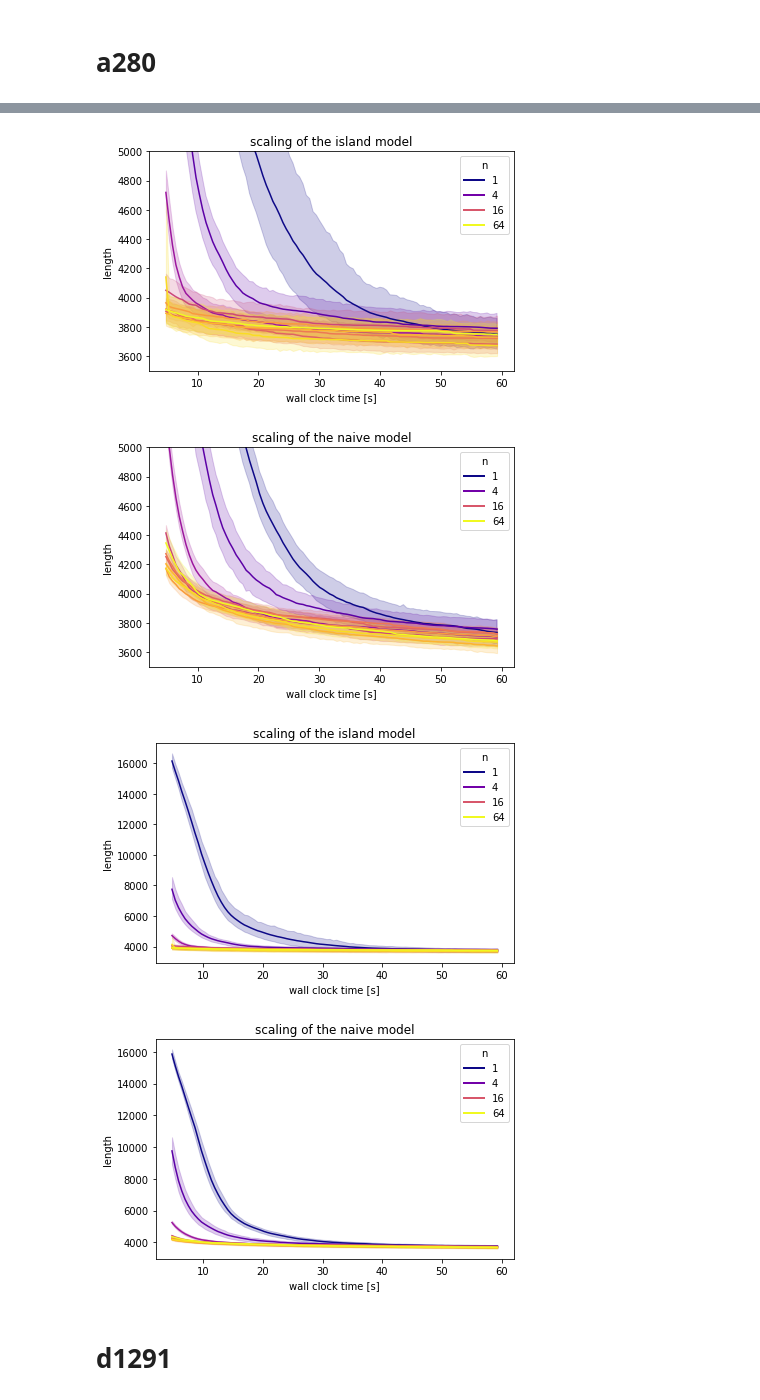
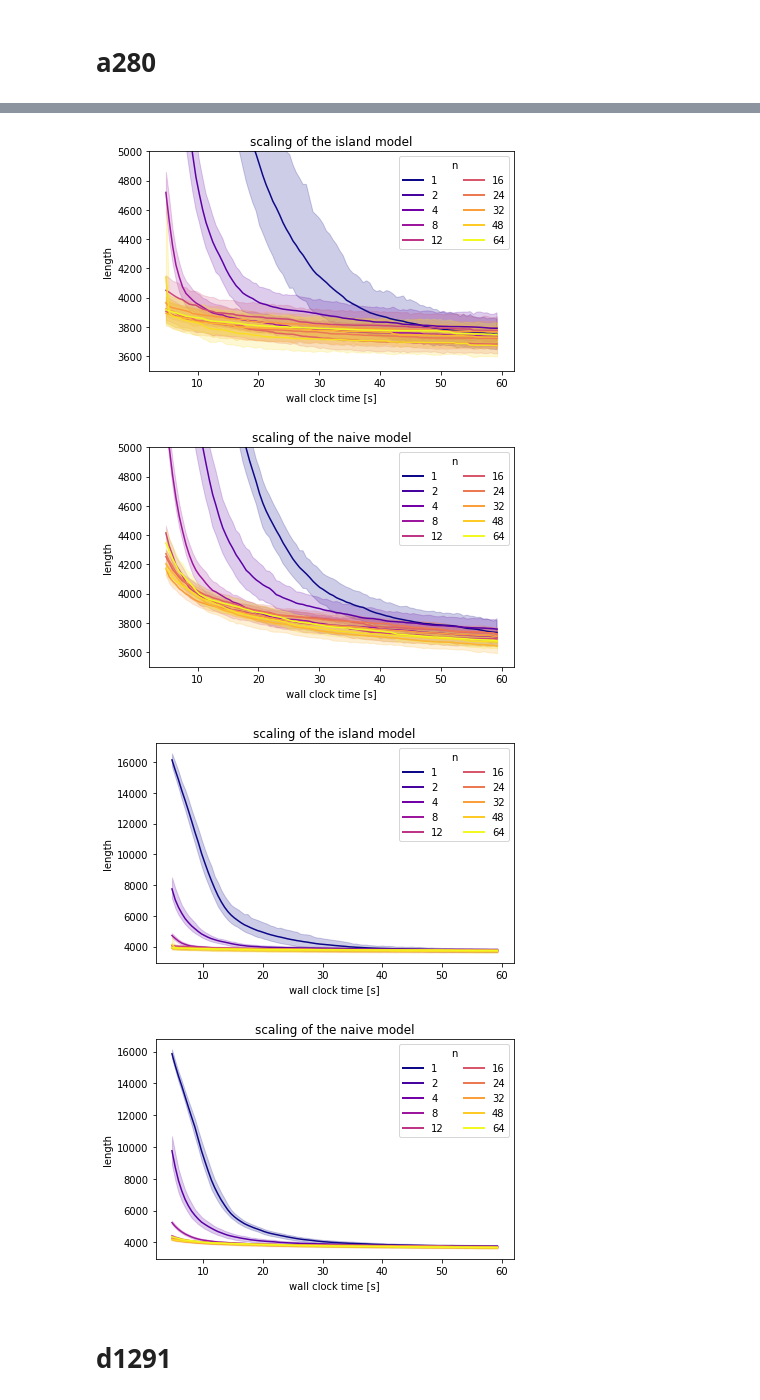
Before and after one commit to anklinv/Scalable_Genetic_Algorithm, a Jupyter notebook: logging/generate_scaling_plots.ipynb, the cells around one changed output, grey strips where cells are left out. Drawn from its saved outputs; the diff is of its cells as text; code cells hidden in the pictures.

```diff
--- a/logging/generate_scaling_plots.ipynb
+++ b/logging/generate_scaling_plots.ipynb
@@ -10,7 +10,8 @@ rcParams.update({'figure.autolayout': True})
 data_frames = {
     "a280"  : "scaling_test_a280_final.gz",
     "d1291" : "scaling_test_d1291_final.gz",
-    "u2319" : "scaling_test_u2319_final.gz"
+    "u2319" : "scaling_test_u2319_final.gz",
+    "bier127" : "scaling_test_bier127_Jan_10_113307.gz"
 }
 
 y_scaling_limits = {
@@ -25,11 +26,18 @@ y_scaling_limits = {
     "u2319" : [
         380000,
         1500000
+    ],
+    "bier127" : [
+        120000,
+        135000
     ]
 }
 
 # Defines which lines to show in the legend of the scaling plot
-legend_n = [1, 4, 16, 64]
+legend_n = [1, 2, 4, 8, 12, 16, 24, 32, 48, 64]
+
+# Legend in two columns
+legend_col = 2
 
 # Color map for scaling plots
 cmap = "plasma"
@@ -38,19 +60,19 @@ cmap = "plasma"
 # %%
 df = pd.read_csv(data_frames["a280"])
 df = remove_rank(df)
 thresholds = calculate_wall_clock_time_thresholds(df)
 line_df = calculate_lengths_achieved(df, thresholds)
 create_scaling_lineplot(line_df, "a280", palette=cmap,
                         manual_legend=True, legend_n=legend_n, # manual legend override
-                        limits=True, y_scaling_limits=y_scaling_limits) # manual limits override
+                        limits=True, y_scaling_limits=y_scaling_limits, legend_col=legend_col) # manual limits override
 create_scaling_lineplot(line_df, "a280", palette=cmap, limits=False,
-                       manual_legend=True, legend_n=legend_n)  # manual legend override
+                       manual_legend=True, legend_n=legend_n, legend_col=legend_col)  # manual legend override
 # %% [output]
 [interactive output not drawn]
-[figure, old version]
+[figure, new version]
-[figure, old version]
+[figure, new version]
-[figure, old version]
+[figure, new version]
-[figure, old version]
+[figure, new version]
 # %% [markdown]
 # d1291
 # %%
```
Also changed, not shown: parts of 4 cells of this notebook, 5 other files.
